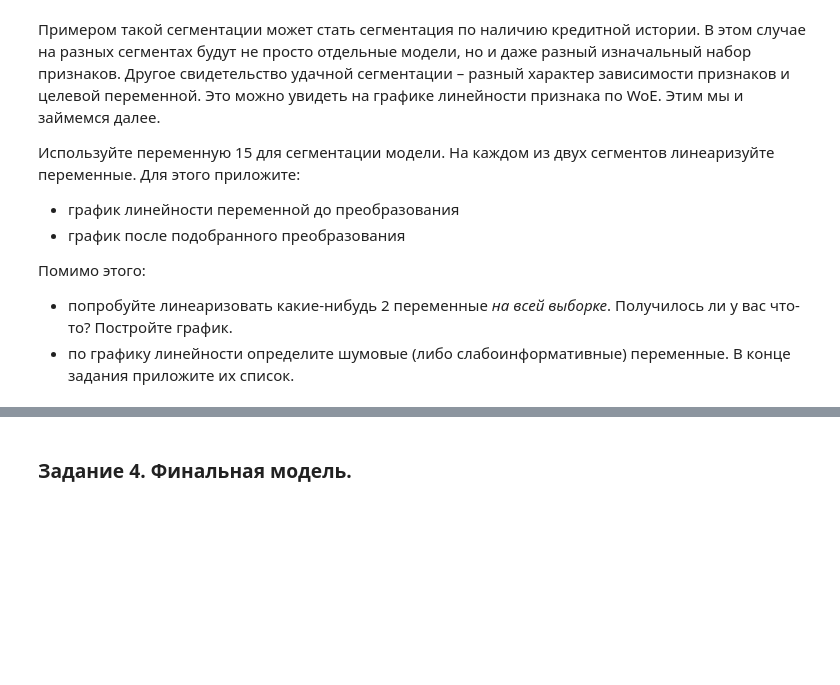
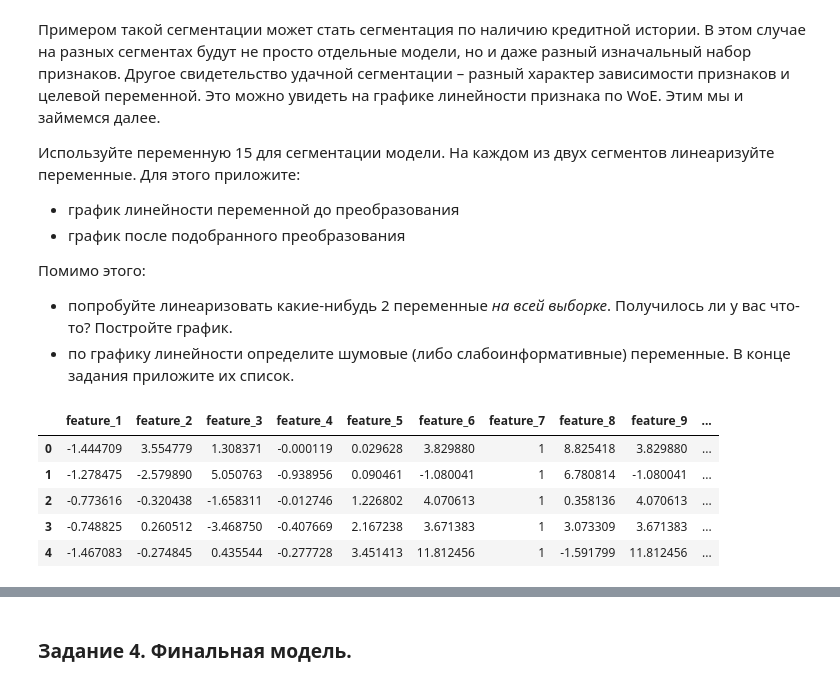
Before and after one commit to OVvvERLORD/tbank_risk_intensive, a Jupyter notebook: tbank_risk_hw3_bartia.ipynb, the cells around one changed output, grey strips where cells are left out. Drawn from its saved outputs; the diff is of its cells as text; code cells hidden in the pictures; blank space fills up the shorter version.

```diff
--- a/tbank_risk_hw3_bartia.ipynb
+++ b/tbank_risk_hw3_bartia.ipynb
@@ -763,3 +767,14 @@ Test: AUC = 0.861 IV = 2.274 R_sqr = 0.981
 Помимо этого:
  - попробуйте линеаризовать какие-нибудь 2 переменные *на всей выборке*. Получилось ли у вас что-то? Постройте график.
  - по графику линейности определите шумовые (либо слабоинформативные) переменные. В конце задания приложите их список.
+# %%
+seg_1 = df[df['feature_15'] == 'A'].drop(columns = ['feature_15']).reset_index(drop = True)
+seg_2 = df[df['feature_15'] == 'B'].drop(columns = ['feature_15']).reset_index(drop = True)
+seg_2.head()
+# %% [output]
+|  | feature_1 | feature_2 | feature_3 | feature_4 | feature_5 | feature_6 | feature_7 | feature_8 | feature_9 | ... |
+| 0 | -1.444709 | 3.554779 | 1.308371 | -0.000119 | 0.029628 | 3.829880 | 1 | 8.825418 | 3.829880 | ... |
+| 1 | -1.278475 | -2.579890 | 5.050763 | -0.938956 | 0.090461 | -1.080041 | 1 | 6.780814 | -1.080041 | ... |
+| 2 | -0.773616 | -0.320438 | -1.658311 | -0.012746 | 1.226802 | 4.070613 | 1 | 0.358136 | 4.070613 | ... |
+| 3 | -0.748825 | 0.260512 | -3.468750 | -0.407669 | 2.167238 | 3.671383 | 1 | 3.073309 | 3.671383 | ... |
+| 4 | -1.467083 | -0.274845 | 0.435544 | -0.277728 | 3.451413 | 11.812456 | 1 | -1.591799 | 11.812456 | ... |
```
Also changed, not shown: parts of 16 cells of this notebook.
